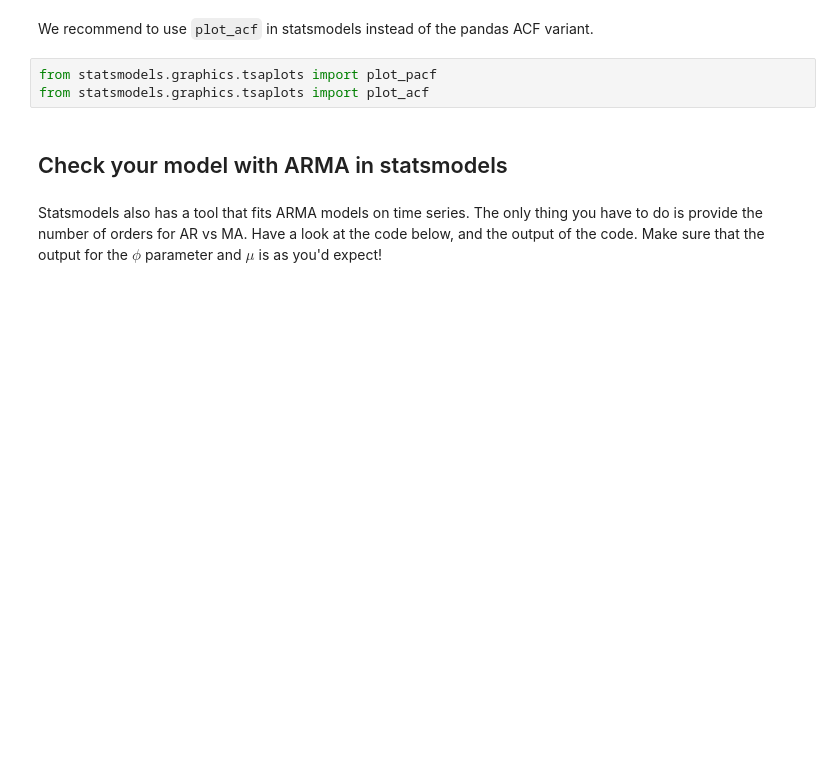
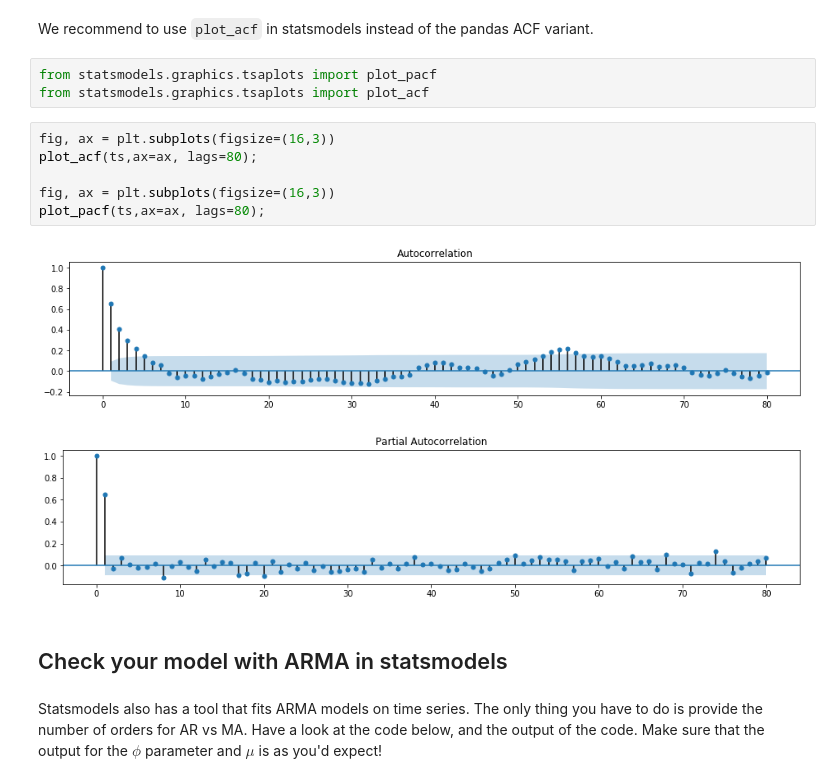
Before and after one commit to ssrosa/dsc-3-26-07-arma-models-lab-online-ds-pt-100118, a Jupyter notebook: index.ipynb, the cells around one changed output. Cells and saved outputs as stored; diff of their text form; blank space fills up the shorter version.

```diff
--- a/index.ipynb
+++ b/index.ipynb
@@ -75,6 +81,15 @@ We recommend to use `plot_acf` in statsmodels instead of the pandas ACF variant.
 # %%
 from statsmodels.graphics.tsaplots import plot_pacf
 from statsmodels.graphics.tsaplots import plot_acf
+# %%
+fig, ax = plt.subplots(figsize=(16,3))
+plot_acf(ts,ax=ax, lags=80);
+
+fig, ax = plt.subplots(figsize=(16,3))
+plot_pacf(ts,ax=ax, lags=80);
+# %% [output]
+[figure, added]
+[figure, added]
 # %% [markdown]
 ## Check your model with ARMA in statsmodels
 # %% [markdown]
```
Also changed, not shown: parts of 25 cells of this notebook.
